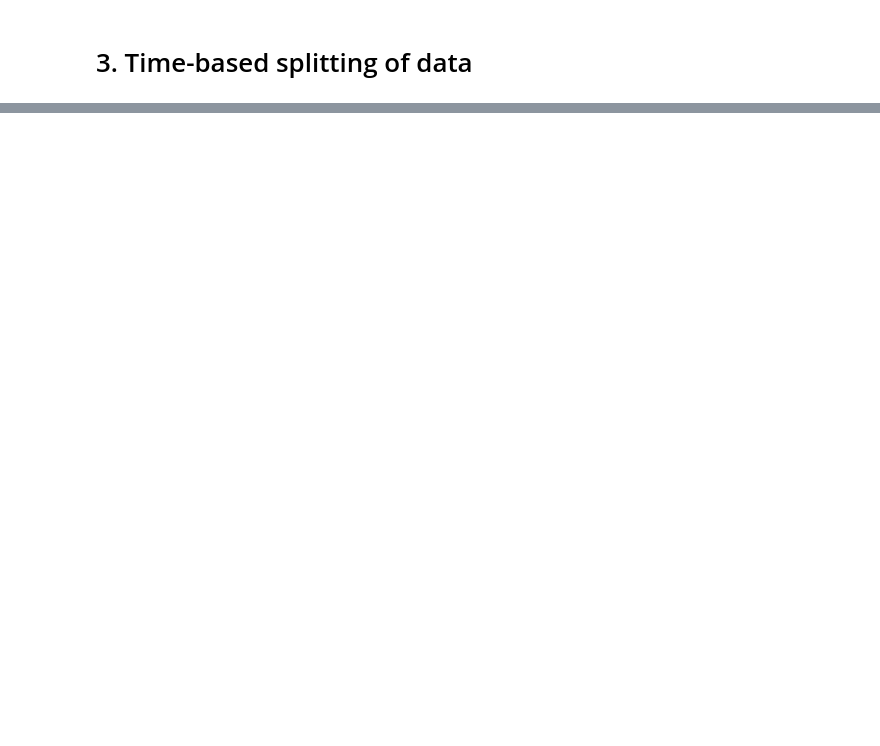
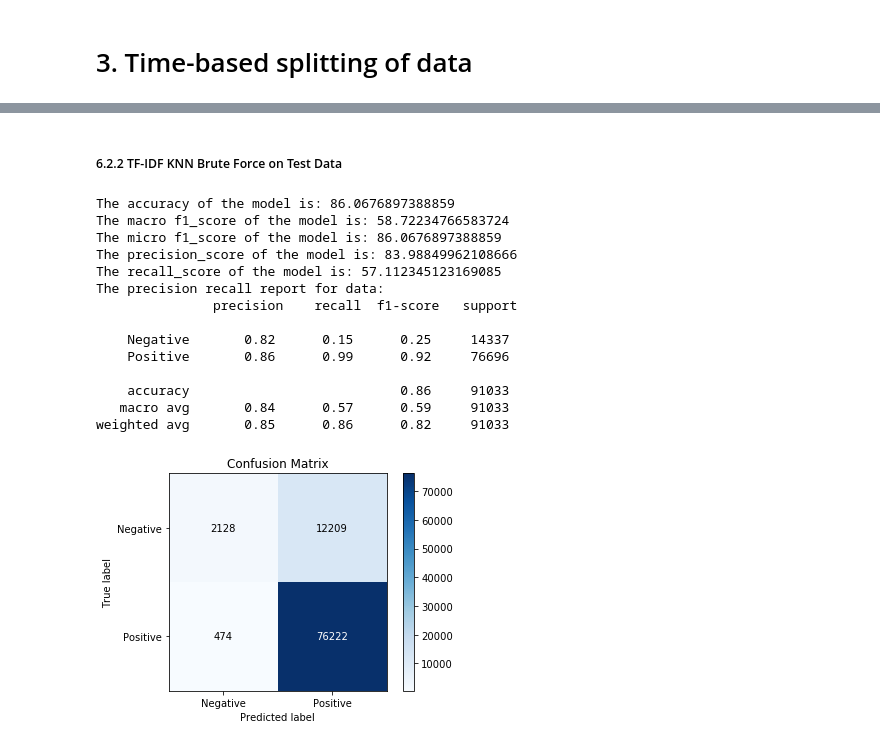
Before and after one commit to arunism/Sentiment-Analysis-for-Amazon-Fine-Food-Reviews, a Jupyter notebook: KNN - Amazon fine food reviews .ipynb, the cells around one changed output, grey strips where cells are left out. Saved outputs shown, nothing was run; the diff lists cells and outputs as text; code cells hidden in the pictures; blank space fills up the shorter version.

```diff
--- a/KNN - Amazon fine food reviews .ipynb
+++ b/KNN - Amazon fine food reviews .ipynb
@@ -427,0 +675,5 @@ The recall_score of the model is: 58.0
+# %%
+# Find the optimal value of K
+# This may take several minutes(even hour/s) to run
+
+knn_train(x_train_tfidf, x_cv_tfidf, y_train, y_cv, algo='brute')
@@ -427,0 +699,22 @@ The recall_score of the model is: 58.0
+# %% [markdown]
+##### 6.2.2 TF-IDF KNN Brute Force on Test Data
+# %%
+# Testing the final model
+
+knn_test(x_train_tfidf, y_train, x_test_tfidf, y_test, algo='brute', optimal_k=12)
+# %% [output]
+The accuracy of the model is: 86.0676897388859
+The macro f1_score of the model is: 58.72234766583724
+The micro f1_score of the model is: 86.0676897388859
+The precision_score of the model is: 83.98849962108666
+The recall_score of the model is: 57.112345123169085
+The precision recall report for data:
+               precision    recall  f1-score   support
+
+    Negative       0.82      0.15      0.25     14337
+    Positive       0.86      0.99      0.92     76696
+
+    accuracy                           0.86     91033
+   macro avg       0.84      0.57      0.59     91033
+weighted avg       0.85      0.86      0.82     91033
+[figure, added]
```
Also changed, not shown: parts of 131 cells of this notebook.
